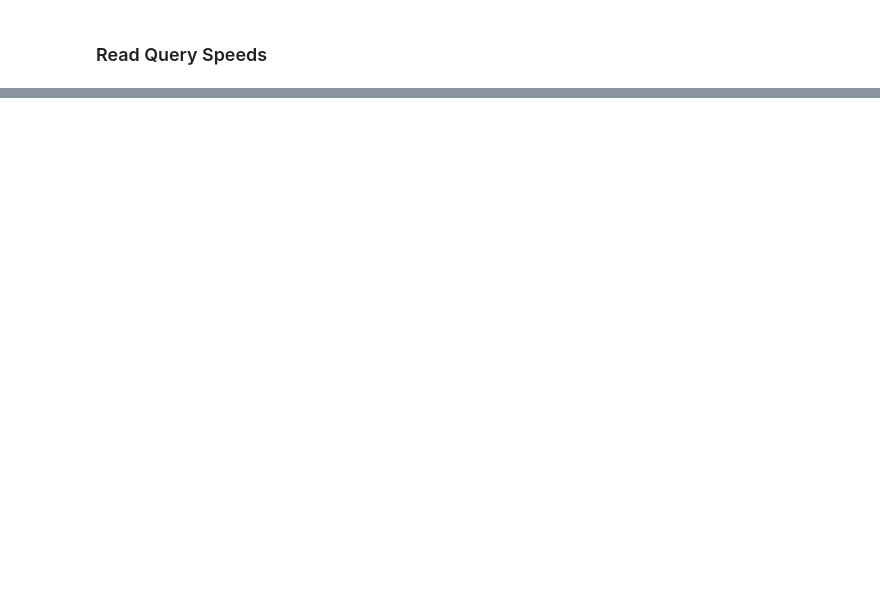
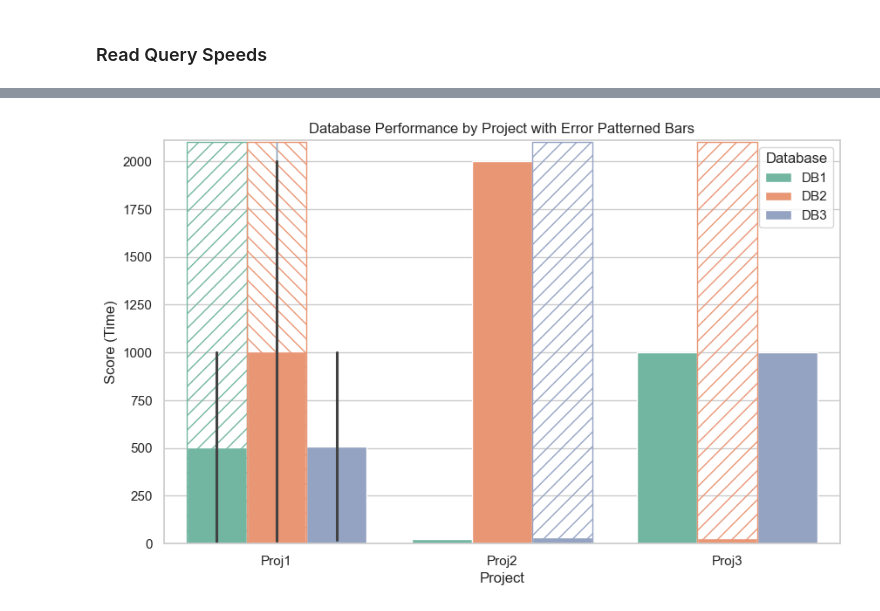
Before and after one commit to plume-oss/benchmarking, a Jupyter notebook: plotting.ipynb, the cells around one changed output, grey strips where cells are left out. Cells and saved outputs as stored; diff of their text form; code cells hidden in the pictures; blank space fills up the shorter version.

```diff
--- a/plotting.ipynb
+++ b/plotting.ipynb
@@ -199,0 +287,60 @@ plt.show()
+# %%
+import seaborn as sns
+import pandas as pd
+import matplotlib.pyplot as plt
+from matplotlib.patches import Rectangle
+
+# Sample data with an additional project and error cases represented as special scores
+data = {
+    'Database': ['DB1', 'DB1', 'DB2', 'DB2', 'DB3', 'DB3', 'DB1', 'DB1', 'DB2', 'DB2', 'DB3', 'DB3'],
+    'Score': [1000, 10, 15, 2000, 20, 1000, 25, 1000, 30, 2000, 35, 1000],
+    'Project': ['Proj1', 'Proj1', 'Proj1', 'Proj1', 'Proj1', 'Proj1', 'Proj2', 'Proj3', 'Proj3', 'Proj2', 'Proj2',
+                'Proj3'],
+    'Error': [None, 'out of memory', None, 'timeout', None, 'out of memory', None, 'out of memory', None, 'timeout',
+              None, 'out of memory']
+}
+
+# Create a DataFrame
+df = pd.DataFrame(data)
+
+# Define the pattern properties for the errors
+patterns = {
+    1000: ('//', 'red'),  # out of memory
+    2000: ('\\\\', 'blue')  # timeout
+}
+
+# Create a barplot
+plt.figure(figsize=(10, 6))
+ax = sns.barplot(x="Project", y="Score", hue="Database", data=df, dodge=True, palette='Set2')
+
+# Get the y-limit of the plot for drawing the patterned bars to the top
+y_limit = ax.get_ylim()[1]
+
+# Iterate through the patches of the bars and adjust their patterns if they represent an error
+for patch, (index, row) in zip(ax.patches, df.iterrows()):
+    score = row['Score']
+    if score in patterns:
+        # Get the pattern and color based on the error value
+        pattern, color = patterns[score]
+
+        # Clear the original bar
+        #patch.set_facecolor('none')
+
+        # Add a patterned rectangle on top of the bar
+        rect = Rectangle((patch.get_x(), 0), patch.get_width(), y_limit, facecolor='none', hatch=pattern,
+                         edgecolor=patch.get_facecolor())
+        ax.add_patch(rect)
+
+# Adjust y-axis limits to accommodate the patterned error bars
+ax.set_ylim(0, y_limit + 10)
+
+# Set plot title and labels
+plt.title('Database Performance by Project with Error Patterned Bars')
+plt.xlabel('Project')
+plt.ylabel('Score (Time)')
+plt.legend(title='Database', loc='upper right')
+
+# Display the plot
+plt.show()
+# %% [output]
+[figure, added]
```
Also changed, not shown: parts of 4 cells of this notebook.
